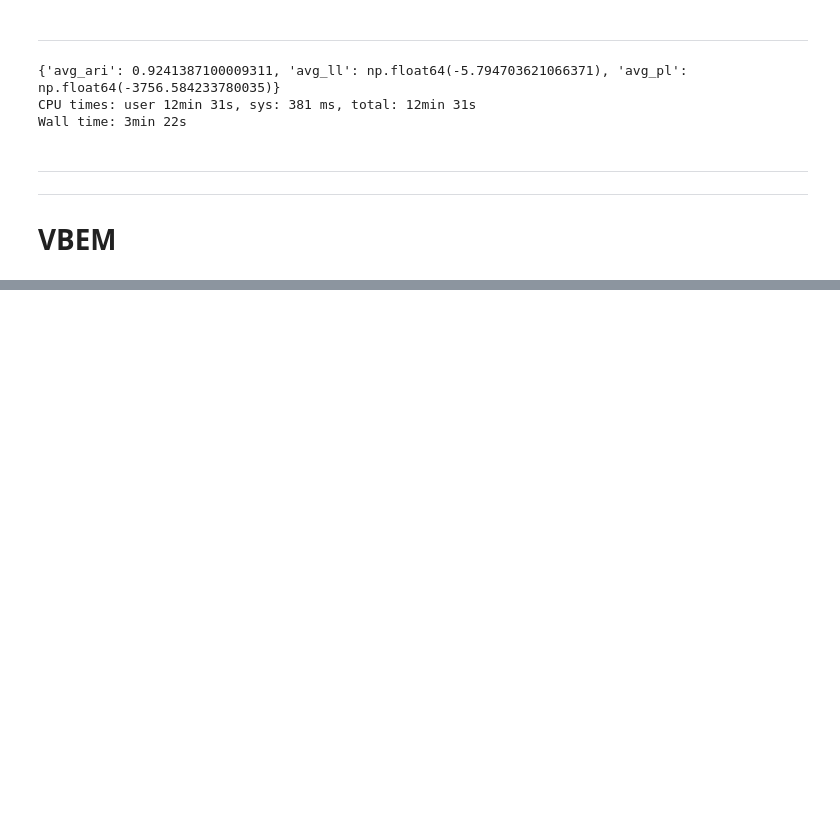
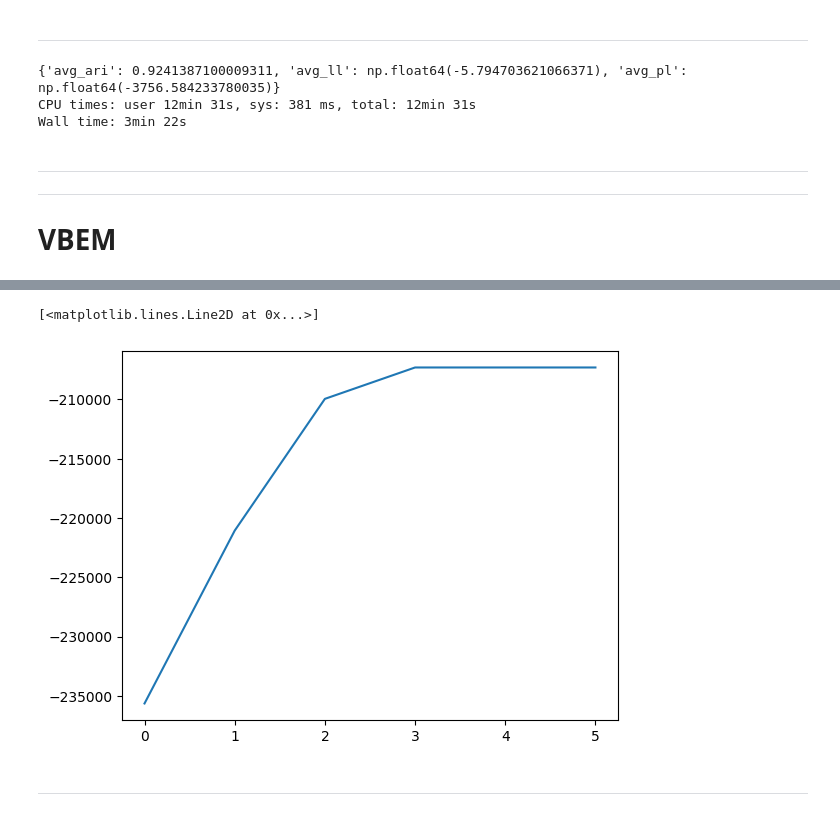
Before and after one commit to jimmyjz1127/bayesian-mixture-model-missing-data, a Jupyter notebook: test.ipynb, the cells around one changed output, grey strips where cells are left out. Cells and saved outputs as stored; diff of their text form; code cells hidden in the pictures; blank space fills up the shorter version.

```diff
--- a/test.ipynb
+++ b/test.ipynb
@@ -132,0 +143,8 @@ Wall time: 17.2 s
+# %%
+%%time
+params = BMMPriorParameters(X_train, 2)
+bmm_vbem_model = BMMVBEM(params)
+result = bmm_vbem_model.fit(X_train, tol=1e-3)
+print(adjusted_rand_score(y_train,result['z']))
+plt.plot(result['elbos'])
+# %% [output]
@@ -132,0 +154,4 @@ Wall time: 17.2 s
+[<matplotlib.lines.Line2D at 0x...>]
+[figure, added]
+# %% [markdown]
+---
```
Also changed, not shown: parts of 8 cells of this notebook, 5 other files.
